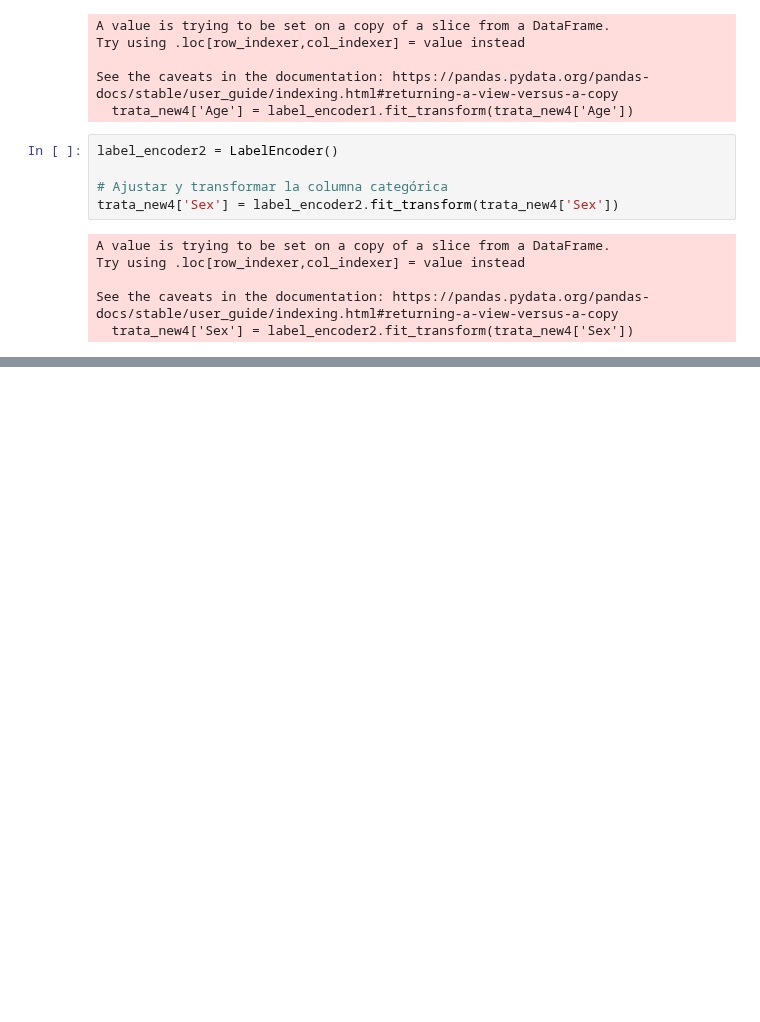
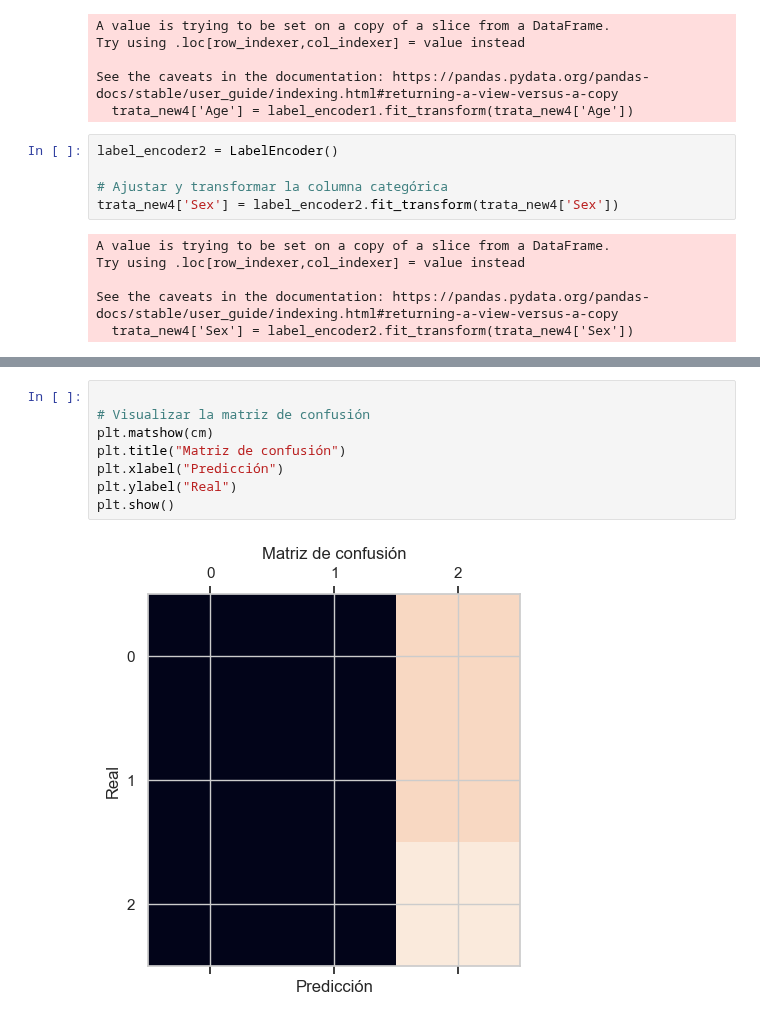
Before and after one commit to Marce-Valverde/PP1-Grupo6, a Jupyter notebook: Proyecto.ipynb, the cells around one changed output, grey strips where cells are left out. Cells and saved outputs as stored; diff of their text form; blank space fills up the shorter version.

```diff
--- a/Proyecto.ipynb
+++ b/Proyecto.ipynb
@@ -633,0 +699,10 @@ Falta mejorar la precision
+# %%
+
+# Visualizar la matriz de confusión
+plt.matshow(cm)
+plt.title("Matriz de confusión")
+plt.xlabel("Predicción")
+plt.ylabel("Real")
+plt.show()
+# %% [output]
+[figure, added]
```
Also changed, not shown: parts of 31 cells of this notebook, 1 other file.
